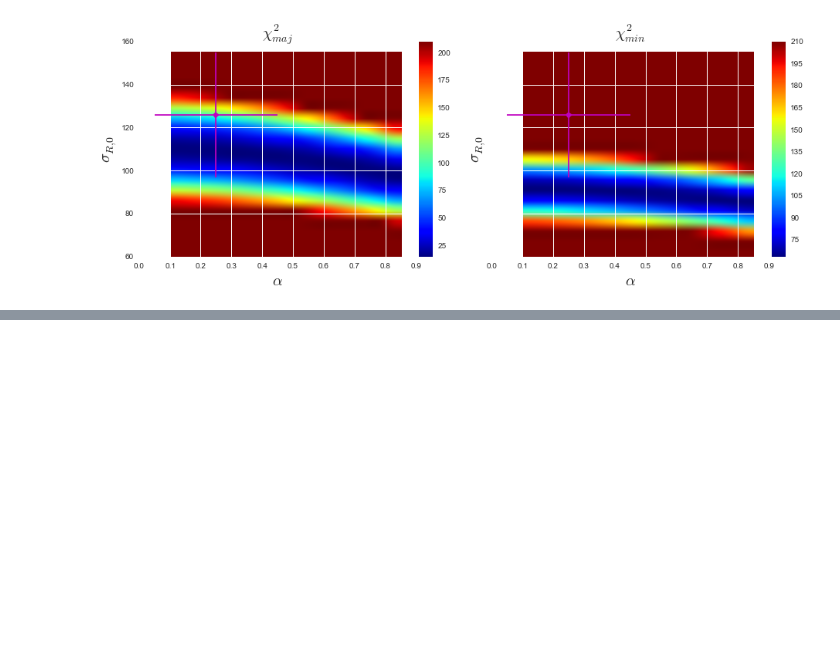
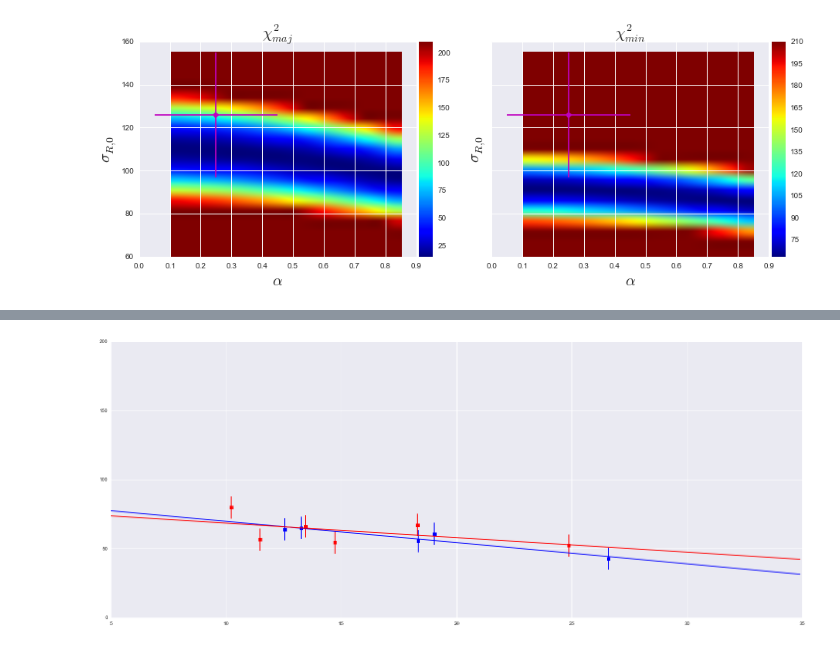
Before and after one commit to Amarchuk/2FInstability, a Jupyter notebook: notebooks/n2280_gerssen.ipynb, the cells around one changed output, grey strips where cells are left out. Saved outputs shown, nothing was run; the diff lists cells and outputs as text; code cells hidden in the pictures; blank space fills up the shorter version.

```diff
--- a/notebooks/n2280_gerssen.ipynb
+++ b/notebooks/n2280_gerssen.ipynb
@@ -290,0 +293,22 @@ interact(widget_plot_maps, h_k=(15., 100., 2.), b=(-0.35, -0.15, 0.01), vm = (70
+# %%
+import scipy.interpolate as inter
+
+radii_maj, sig_maj_p = zip(*sig_maj_data)
+e_sig_maj_p = [8]*len(radii_maj)
+spl_maj = inter.UnivariateSpline (radii_maj[::-1], sig_maj_p[::-1], k=1, s=10000)
+
+radii_min, sig_min_p = zip(*sig_min_data)
+e_sig_min_p = [8]*len(radii_min)
+spl_min = inter.UnivariateSpline (radii_min[::-1], sig_min_p[::-1], k=1, s=10000)
+
+plt.plot(radii_maj, sig_maj_p, 's', label='$\sigma_{los}^{maj}$', color='blue')
+plt.errorbar(radii_maj, sig_maj_p, yerr=e_sig_maj_p, fmt='.', marker='.', mew=0, color='blue')
+plt.plot(points, spl_maj(points), label = '$\sigma_{los}^{maj}\, splinefit$', color='blue')
+plt.plot(radii_min, sig_min_p, 's', label='$\sigma_{los}^{min}$', color='red')
+plt.errorbar(radii_min, sig_min_p, yerr=e_sig_min_p, fmt='.', marker='.', mew=0, color='red')
+plt.plot(points, spl_min(points), label = '$\sigma_{los}^{min}\, splinefit$', color='red')
+
+plt.ylim(0, 200)
+plt.show()
+# %% [output]
+[figure, added]
```
Also changed, not shown: parts of 11 cells of this notebook, 6 other files.
